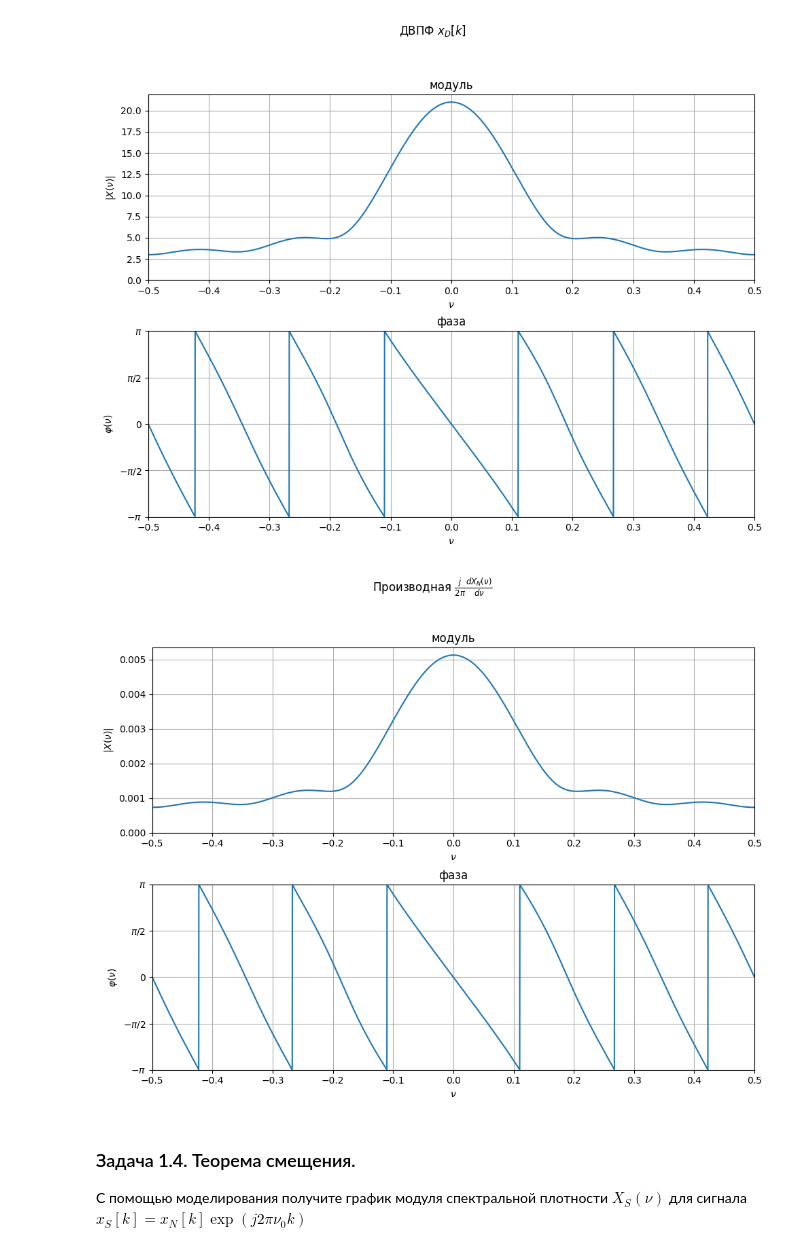
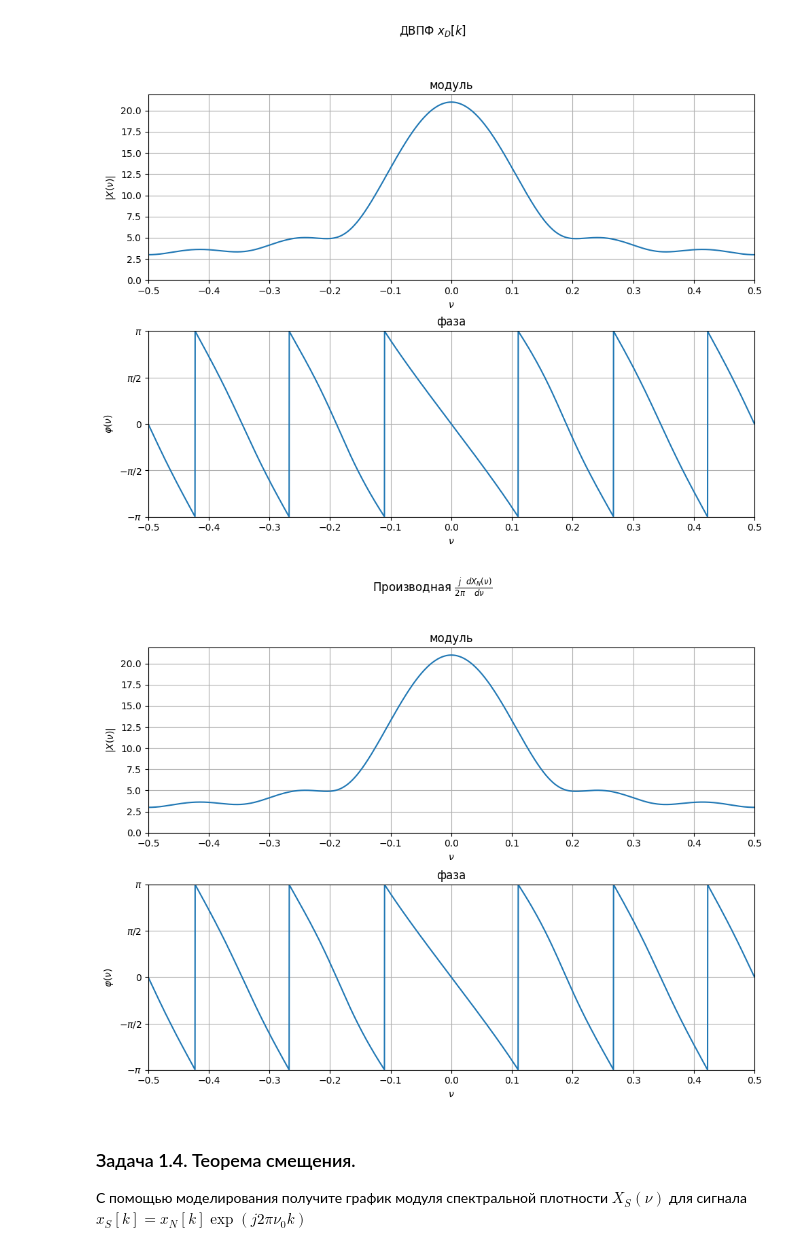
Before and after one commit to DKay7/RadioPhysics, a Jupyter notebook: lab1/radiophys_lab_1.ipynb, the cells around one changed output. Saved outputs shown, nothing was run; the diff lists cells and outputs as text; code cells hidden in the pictures.

```diff
--- a/lab1/radiophys_lab_1.ipynb
+++ b/lab1/radiophys_lab_1.ipynb
@@ -236,11 +243,11 @@ plt.show()
 [figure]
 # %%
 nu, X_n = dtft(x_n)
-derivative = 1j / (2* np.pi) * np.gradient(X_n)
+derivative = 1j / (2* np.pi) * np.gradient(X_n, nu) # TODO амплитуды
 plt, axes = plot_dtft(derivative, nu, title="Производная $\\frac{j}{2\\pi}\\frac{dX_N(\\nu)}{d\\nu}$")
 plt.show()
 # %% [output]
-[figure, old version]
+[figure, new version]
 # %% [markdown]
 ### Задача 1.4. Теорема смещения.
 
```
Also changed, not shown: parts of 11 cells of this notebook.
